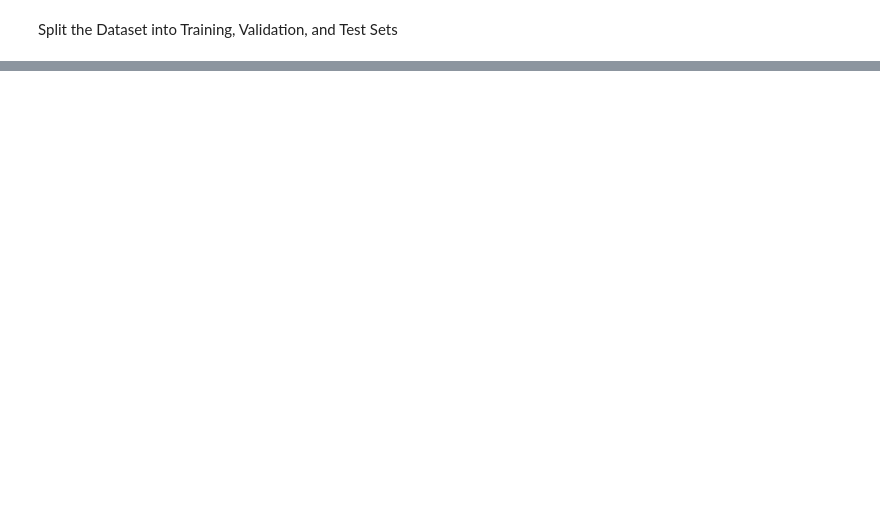
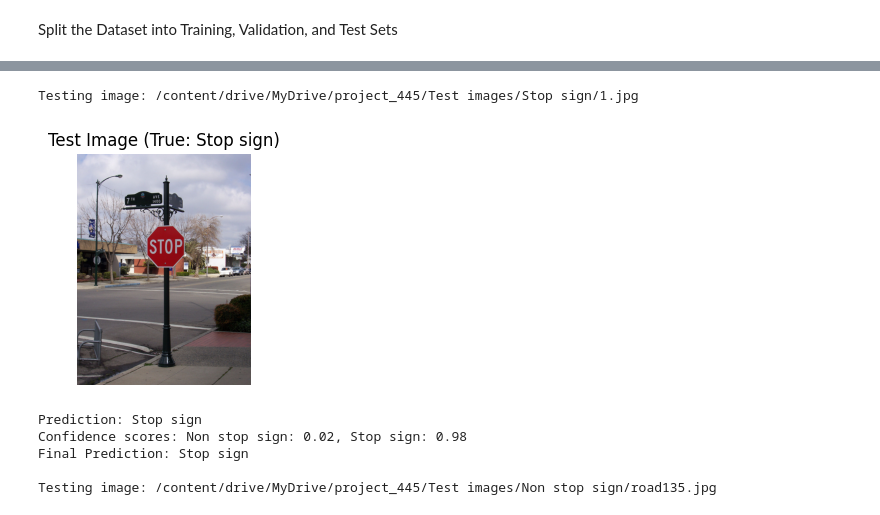
Before and after one commit to irfanshahmayeen/GR-08-CSE-445-Machine-Learnling-Stop-Sign-Detection-In-The-Street-, a Jupyter notebook: XGBoost.ipynb, the cells around one changed output, grey strips where cells are left out. Saved outputs shown, nothing was run; the diff lists cells and outputs as text; code cells hidden in the pictures; blank space fills up the shorter version.

```diff
--- a/XGBoost.ipynb
+++ b/XGBoost.ipynb
@@ -416,0 +323,80 @@ Non stop sign       0.71      0.75      0.73        20
+# %%
+def predict_stop_sign(image_path, true_label):
+    # Load the test image (handle PNG format)
+    if image_path.lower().endswith('.png'):
+        img = Image.open(image_path).convert('RGB')
+        img = np.array(img)
+        img = cv2.cvtColor(img, cv2.COLOR_RGB2BGR)
+    else:
+        img = cv2.imread(image_path)
+
+    if img is None:
+        print(f"Error: Could not load image at {image_path}")
+        return None
+
+    # Display the test image for verification
+    plt.figure(figsize=(3, 3))
+    plt.imshow(cv2.cvtColor(img, cv2.COLOR_BGR2RGB))
+    plt.title(f"Test Image (True: {true_label})")
+    plt.axis('off')
+    plt.show()
+
+    # Preprocess the image
+    img = cv2.resize(img, (IMG_SIZE, IMG_SIZE))
+
+    # Extract HOG features
+    img_gray = cv2.cvtColor(img, cv2.COLOR_BGR2GRAY)
+    img_gray = img_gray / 255.0
+    hog_feat = hog(img_gray,
+                   pixels_per_cell=(6, 6),
+                   cells_per_block=(2, 2),
+                   orientations=9,
+                   feature_vector=True)
+
+    # Extract color features
+    red_channel = img[:, :, 2]
+    red_hist = np.histogram(red_channel, bins=32, range=(0, 256))[0]
+    red_hist = red_hist / red_hist.sum()
+
+    blue_channel = img[:, :, 0]
+    blue_hist = np.histogram(blue_channel, bins=32, range=(0, 256))[0]
+    blue_hist = blue_hist / blue_hist.sum()
+
+    # Extract texture features (LBP)
+    lbp = local_binary_pattern(img_gray * 255, P=8, R=1, method='uniform')
+    lbp_hist, _ = np.histogram(lbp, bins=26, range=(0, 26), density=True)
+
+    # Extract shape features
+    shape_feat = extract_shape_features(img)
+
+    # Combine features
+    img_features = np.concatenate([hog_feat, red_hist, blue_hist, lbp_hist, shape_feat])
+
+    # Predict with threshold adjustment
+    probabilities = xgb_model.predict_proba([img_features])[0]
+    threshold = 0.4  # Lower threshold for "Stop sign" to favor "Non stop sign"
+    prediction = 1 if probabilities[1] > threshold else 0
+
+    print(f"Prediction: {categories[prediction]}")
+    print(f"Confidence scores: Non stop sign: {probabilities[0]:.2f}, Stop sign: {probabilities[1]:.2f}")
+
+    return categories[prediction]
+
+# Test with multiple images
+test_images = [
+    ("/content/drive/MyDrive/project_445/Test images/Stop sign/1.jpg", "Stop sign"),
+    ("/content/drive/MyDrive/project_445/Test images/Non stop sign/road135.jpg", "Non stop sign")
+]
+for test_image, true_label in test_images:
+    print(f"\nTesting image: {test_image}")
+    result = predict_stop_sign(test_image, true_label)
+    if result:
+        print("Final Prediction:", result)
+# %% [output]
+Testing image: /content/drive/MyDrive/project_445/Test images/Stop sign/1.jpg
+[figure, added]
+Prediction: Stop sign
+Confidence scores: Non stop sign: 0.02, Stop sign: 0.98
+Final Prediction: Stop sign
+
+Testing image: /content/drive/MyDrive/project_445/Test images/Non stop sign/road135.jpg
```
Also changed, not shown: parts of 21 cells of this notebook.
